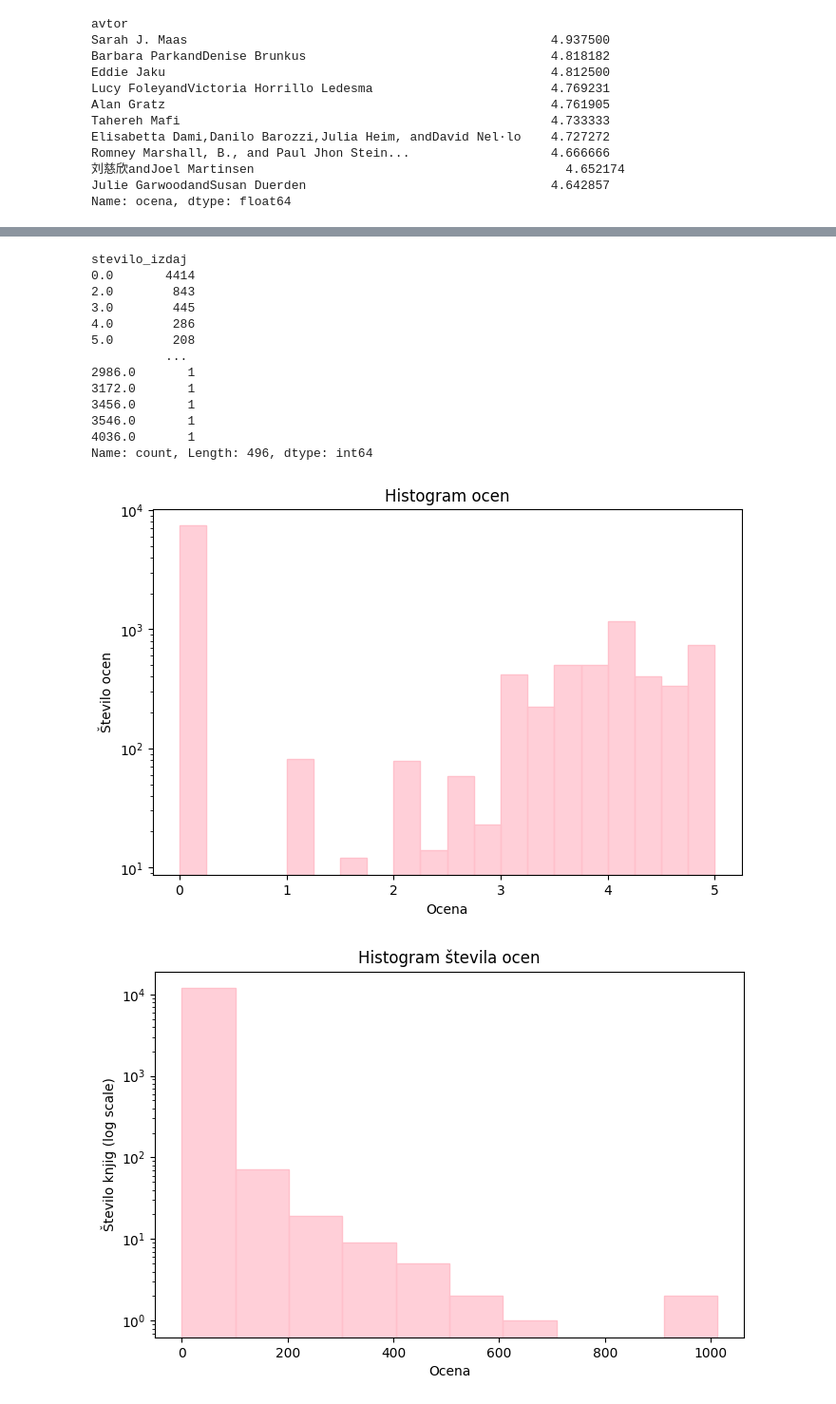
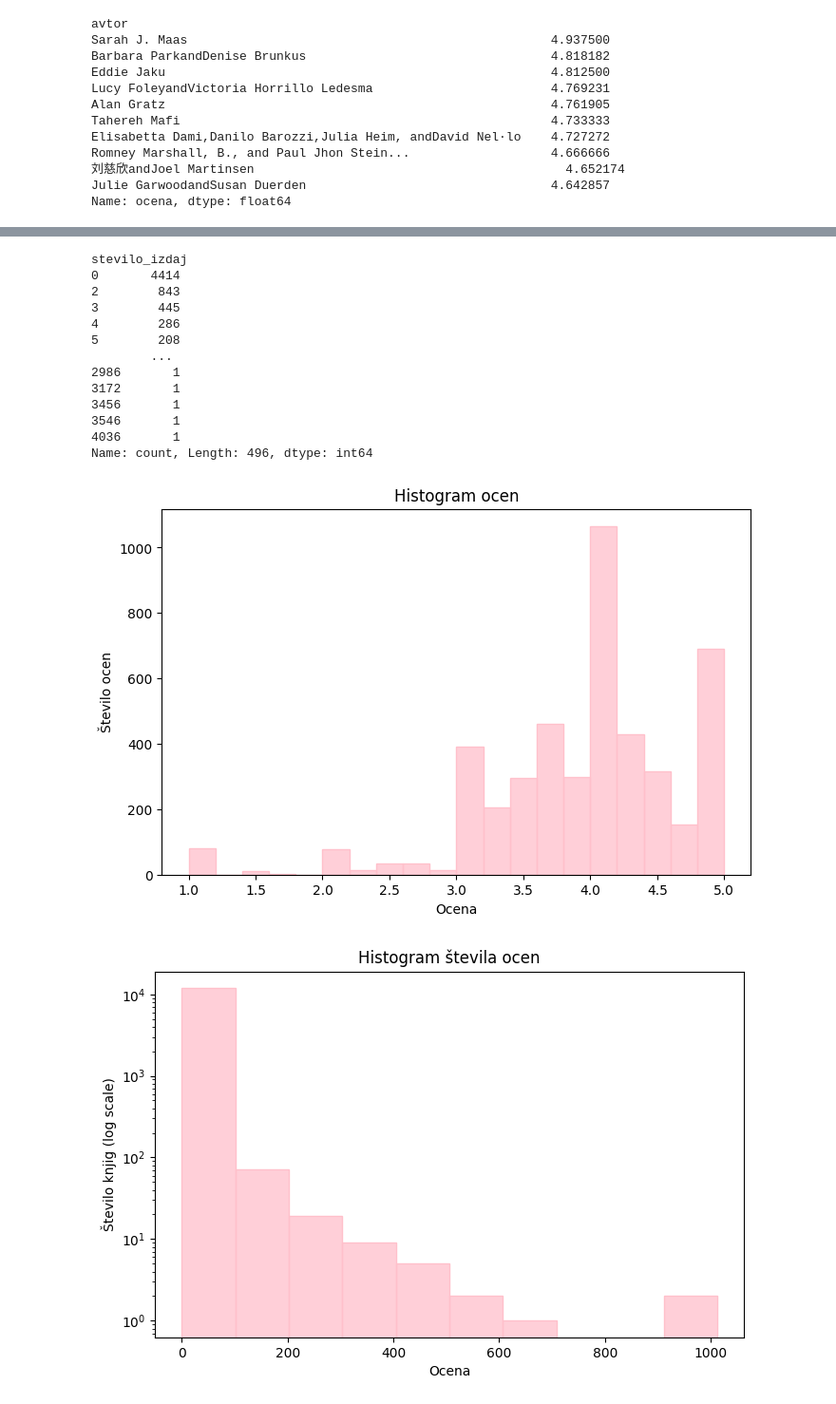
Before and after one commit to zalaplesec/Book-analysis, a Jupyter notebook: analiza.ipynb, the cells around one changed output, grey strips where cells are left out. Shown at 95% size. Cells and saved outputs as stored; diff of their text form; code cells hidden in the pictures.

```diff
--- a/analiza.ipynb
+++ b/analiza.ipynb
@@ -27,20 +27,26 @@ Requirement already satisfied: six>=1.5 in /Library/Frameworks/Python.framework/
 [notice] To update, run: pip3 install --upgrade pip
 Note: you may need to restart the kernel to use updated packages.
 # %%
+# Uvoz knjižnice
+import pandas as pd
 
 
 
-import pandas as pd
+# Branje CSV datoteke
+knjige = pd.read_csv('knjige.csv', encoding='utf-8')
 
-knjige = pd.read_csv('knjige.csv', encoding='utf-8')
+# Nastavimo, da se pri izpisu prikaže največ 20 vrstic
 pd.options.display.max_rows = 20
 
+# Pretvorba stolpcev v številčne vrednosti
 knjige["ocena"] = pd.to_numeric(knjige["ocena"], errors="coerce").fillna(0)
-knjige["stevilo_ocen"] = pd.to_numeric(knjige["stevilo_ocen"], errors="coerce").fillna(0)
-knjige["want_to_read"] = pd.to_numeric(knjige["want_to_read"], errors="coerce").fillna(0)
-knjige["prva_izdaja"] = pd.to_numeric(knjige["prva_izdaja"], errors="coerce").fillna(0)
-knjige["stevilo_izdaj"] = pd.to_numeric(knjige["stevilo_izdaj"], errors="coerce").fillna(0)
+knjige["stevilo_ocen"] = pd.to_numeric(knjige["stevilo_ocen"], errors="coerce").fillna(0).astype(int)
+knjige["want_to_read"] = pd.to_numeric(knjige["want_to_read"], errors="coerce").fillna(0).astype(int)
+knjige["prva_izdaja"] = pd.to_numeric(knjige["prva_izdaja"], errors="coerce").fillna(0).astype(int)
+knjige["stevilo_izdaj"] = pd.to_numeric(knjige["stevilo_izdaj"], errors="coerce").fillna(0).astype(int)
 
+# Izpišemo tabelo prvih 20 knjig, da vidimo, kako se nam izpišejo podatki
+# Display top 20, rounding ocena for display
 knjige.head(20)
 # %% [output]
 |  | naslov | avtor | ocena | stevilo_ocen | want_to_read | prva_izdaja | stevilo_izdaj |
@@ -198,9 +210,3 @@ Romney Marshall, B., and Paul Jhon Stein...                   4.666666
 刘慈欣andJoel Martinsen                                          4.652174
 Julie GarwoodandSusan Duerden                                 4.642857
 Name: ocena, dtype: float64
-# %%
-
-# Število objavljenih knjih na stoletje
-knjige["stoletje"] = (knjige["prva_izdaja"] // 10) * 10
-knjige_na_stoletje = knjige["stoletje"].value_counts().sort_index()
-print(knjige_na_stoletje)
@@ -274,34 +305,35 @@ knjige_po_letih.head(10)
 # %%
 
 # Število knjig po številu izdaj
-st_knjig_po_st_izdaj = knjige["stevilo_izdaj"].value_counts().sort_index()
+st_knjig_po_st_izdaj = knjige["stevilo_izdaj"].value_counts().sort_index().astype(int)
 print(st_knjig_po_st_izdaj)
 # %% [output]
 stevilo_izdaj
-0.0       4414
-2.0        843
-3.0        445
-4.0        286
-5.0        208
-          ...
-2986.0       1
-3172.0       1
-3456.0       1
-3546.0       1
-4036.0       1
+0       4414
+2        843
+3        445
+4        286
+5        208
+        ...
+2986       1
+3172       1
+3456       1
+3546       1
+4036       1
 Name: count, Length: 496, dtype: int64
 # %%
 
 # Histogram ocen
+ocena_poz = knjige["ocena"][knjige["ocena"] > 0] #znebimo se knjig brez podatkov o oceni
+
 plt.figure(figsize=(8,5))
-sns.histplot(knjige["ocena"].dropna(), bins = 20, color="pink", edgecolor = "pink")
+sns.histplot(ocena_poz, bins = 20, color="pink", edgecolor = "pink")
 plt.title("Histogram ocen")
 plt.xlabel("Ocena")
-plt.yscale("log")
 plt.ylabel("Število ocen")
 plt.show()
 # %% [output]
-[figure, old version]
+[figure, new version]
 # %%
 # Histogram števila ocen
 plt.figure(figsize=(8,5))
```
Also changed, not shown: parts of 13 cells of this notebook.
